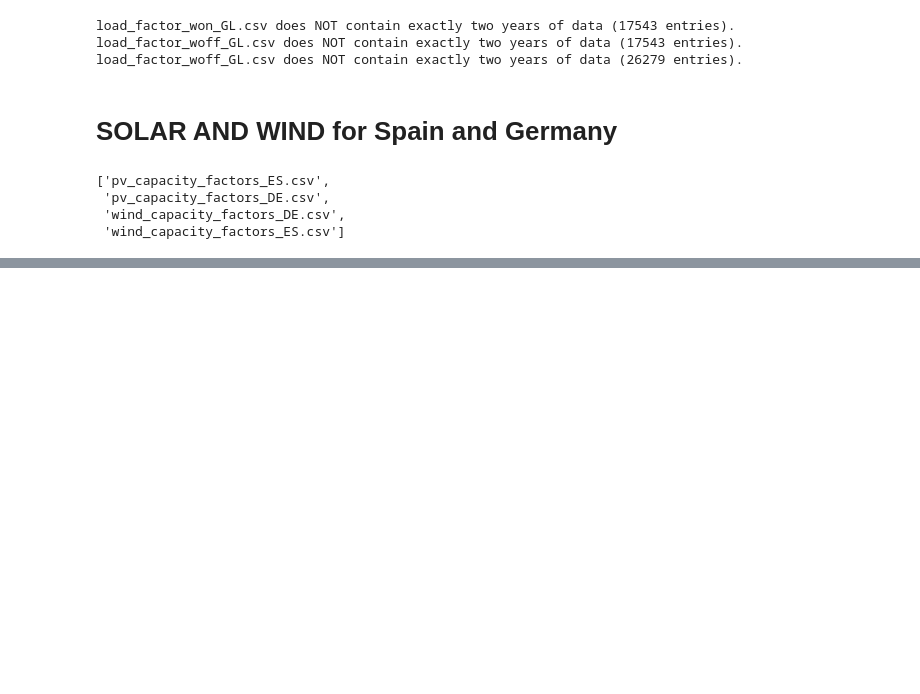
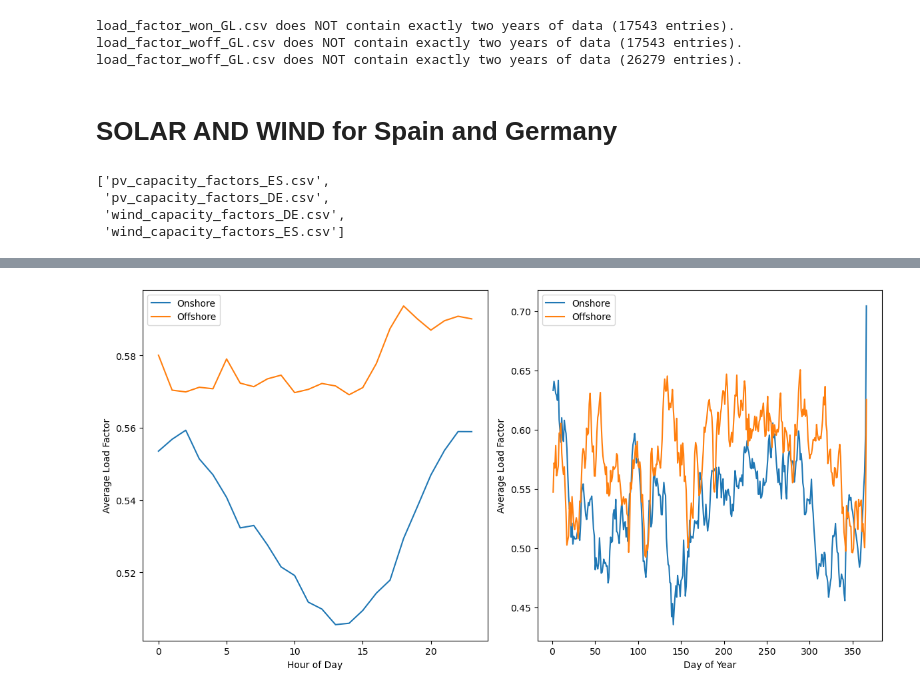
Before and after one commit to giooms/RREH_thesis, a Jupyter notebook: scripts/helper/load_factor.ipynb, the cells around one changed output, grey strips where cells are left out. Drawn from its saved outputs; the diff is of its cells as text; code cells hidden in the pictures; blank space fills up the shorter version.

Commit message:
update analysis

```diff
--- a/scripts/helper/load_factor.ipynb
+++ b/scripts/helper/load_factor.ipynb
@@ -425,0 +550,49 @@ output_files
+# %%
+# Seasonal and Diurnal Analysis
+total_hours = len(data)
+
+# Create hour column (0-23)
+data['hour'] = np.tile(np.arange(24), total_hours // 24 + 1)[:total_hours]
+
+# Create dayofyear column (1-365 or 1-366 for leap years)
+years = total_hours // (24 * 365)  # This will give the approximate number of years
+leap_years = (years + 1) // 4  # Account for leap years
+
+# Create an array that repeats days of the year appropriately considering leap years
+dayofyear = []
+for year in range(years):
+    days_in_year = 366 if (2015 + year) % 4 == 0 else 365
+    dayofyear.extend(np.tile(np.arange(1, days_in_year + 1), 24))
+dayofyear = np.array(dayofyear)
+
+# If there are remaining hours that don't complete a year, add them
+remaining_hours = total_hours - len(dayofyear)
+if remaining_hours > 0:
+    remaining_days = (remaining_hours // 24) + 1
+    dayofyear = np.append(dayofyear, np.tile(np.arange(1, remaining_days + 1), 24)[:remaining_hours])
+
+data['dayofyear'] = dayofyear[:total_hours]
+
+diurnal_pattern = data.groupby('hour').mean()
+seasonal_pattern = data.groupby('dayofyear').mean()
+
+plt.figure(figsize=(12, 6))
+plt.subplot(1, 2, 1)
+plt.plot(diurnal_pattern['onshore'], label='Onshore')
+plt.plot(diurnal_pattern['offshore'], label='Offshore')
+plt.legend()
+plt.xlabel('Hour of Day')
+plt.ylabel('Average Load Factor')
+
+plt.subplot(1, 2, 2)
+plt.plot(seasonal_pattern['onshore'], label='Onshore')
+plt.plot(seasonal_pattern['offshore'], label='Offshore')
+plt.legend()
+plt.xlabel('Day of Year')
+plt.ylabel('Average Load Factor')
+
+plt.tight_layout()
+plt.savefig('../results/diurnal_seasonal_wind.pdf')
+plt.show()
+# %% [output]
+[figure, added]
```
Also changed, not shown: parts of 1 cell of this notebook, 26 other files.
